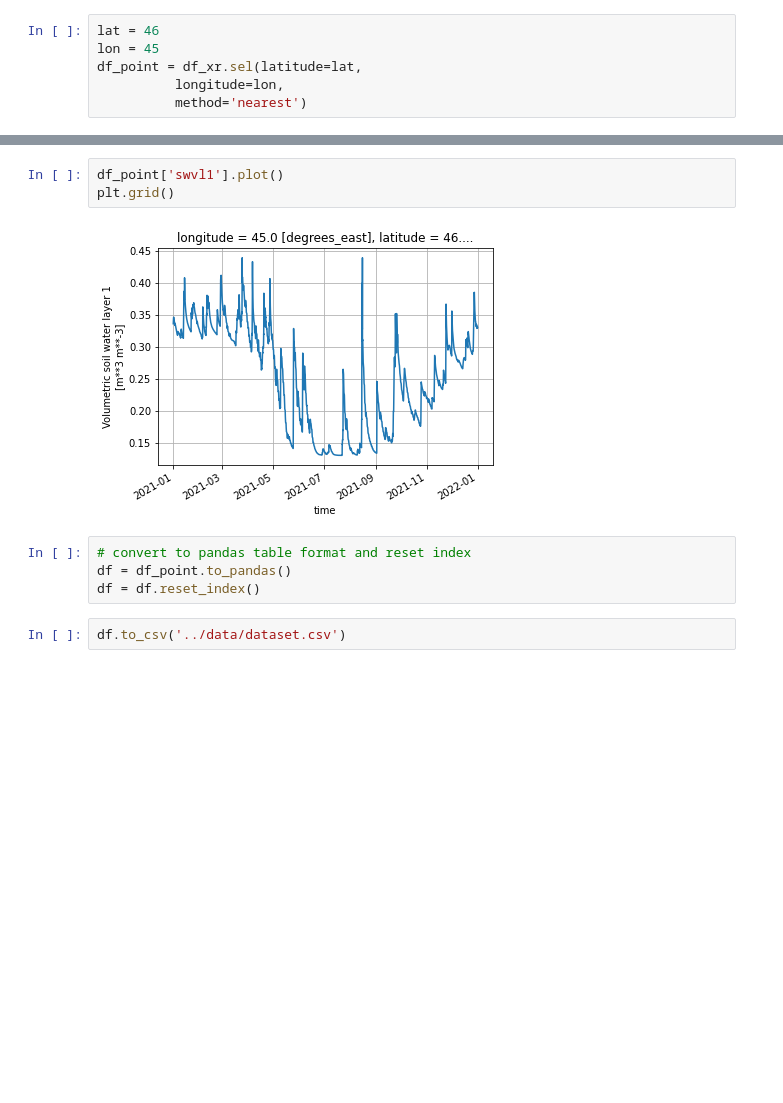
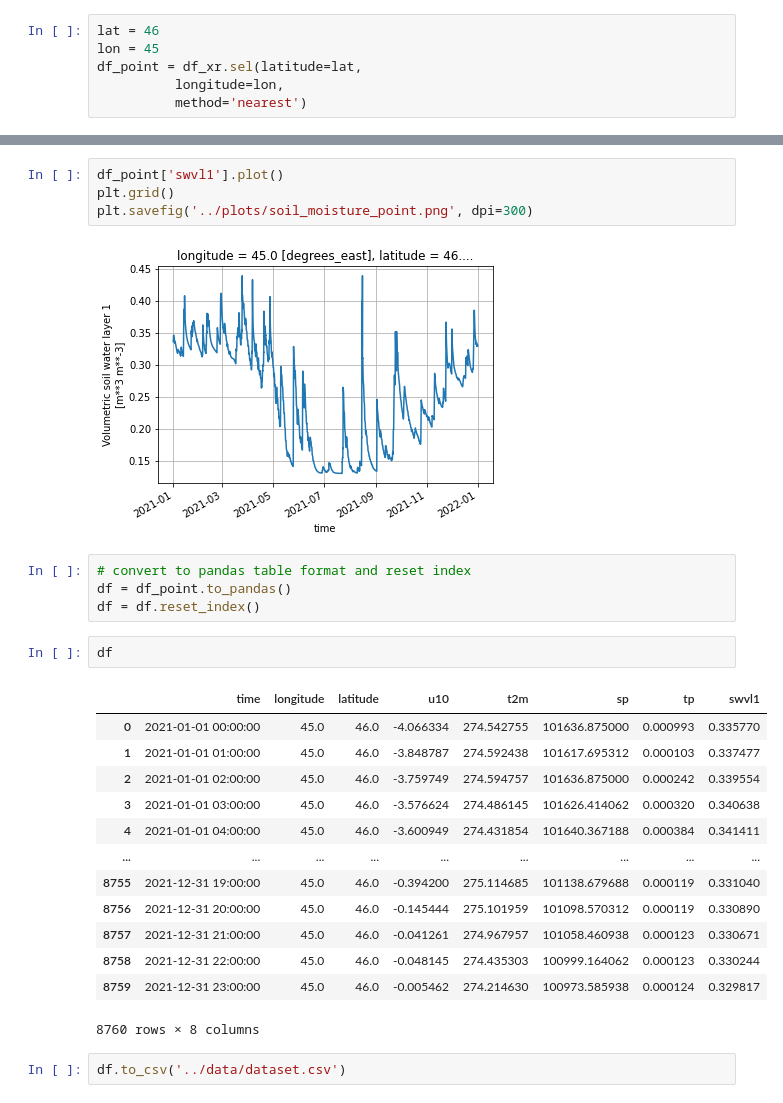
Before and after one commit to mishagrol/SoilMoistureForecasting, a Jupyter notebook: notebooks/1_Read_data.ipynb, the cells around one changed output, grey strips where cells are left out. Saved outputs shown, nothing was run; the diff lists cells and outputs as text; blank space fills up the shorter version.

```diff
--- a/notebooks/1_Read_data.ipynb
+++ b/notebooks/1_Read_data.ipynb
@@ -60,12 +115,29 @@ plt.grid()
 # %%
 df_point['swvl1'].plot()
 plt.grid()
+plt.savefig('../plots/soil_moisture_point.png', dpi=300)
 # %% [output]
 [figure]
 # %%
 # convert to pandas table format and reset index
 df = df_point.to_pandas()
 df = df.reset_index()
+# %%
+df
+# %% [output]
+|  | time | longitude | latitude | u10 | t2m | sp | tp | swvl1 |
+| 0 | 2021-01-01 00:00:00 | 45.0 | 46.0 | -4.066334 | 274.542755 | 101636.875000 | 0.000993 | 0.335770 |
+| 1 | 2021-01-01 01:00:00 | 45.0 | 46.0 | -3.848787 | 274.592438 | 101617.695312 | 0.000103 | 0.337477 |
+| 2 | 2021-01-01 02:00:00 | 45.0 | 46.0 | -3.759749 | 274.594757 | 101636.875000 | 0.000242 | 0.339554 |
+| 3 | 2021-01-01 03:00:00 | 45.0 | 46.0 | -3.576624 | 274.486145 | 101626.414062 | 0.000320 | 0.340638 |
+| 4 | 2021-01-01 04:00:00 | 45.0 | 46.0 | -3.600949 | 274.431854 | 101640.367188 | 0.000384 | 0.341411 |
+| ... | ... | ... | ... | ... | ... | ... | ... | ... |
+| 8755 | 2021-12-31 19:00:00 | 45.0 | 46.0 | -0.394200 | 275.114685 | 101138.679688 | 0.000119 | 0.331040 |
+| 8756 | 2021-12-31 20:00:00 | 45.0 | 46.0 | -0.145444 | 275.101959 | 101098.570312 | 0.000119 | 0.330890 |
+| 8757 | 2021-12-31 21:00:00 | 45.0 | 46.0 | -0.041261 | 274.967957 | 101058.460938 | 0.000123 | 0.330671 |
+| 8758 | 2021-12-31 22:00:00 | 45.0 | 46.0 | -0.048145 | 274.435303 | 100999.164062 | 0.000123 | 0.330244 |
+| 8759 | 2021-12-31 23:00:00 | 45.0 | 46.0 | -0.005462 | 274.214630 | 100973.585938 | 0.000124 | 0.329817 |
+8760 rows × 8 columns
 # %%
 df.to_csv('../data/dataset.csv')
 # %% [markdown]
```
Also changed, not shown: parts of 5 cells of this notebook, 12 other files.
